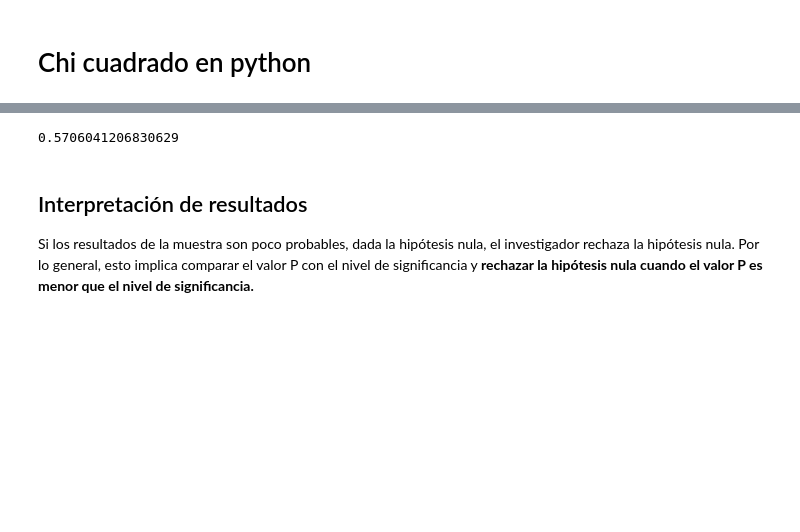
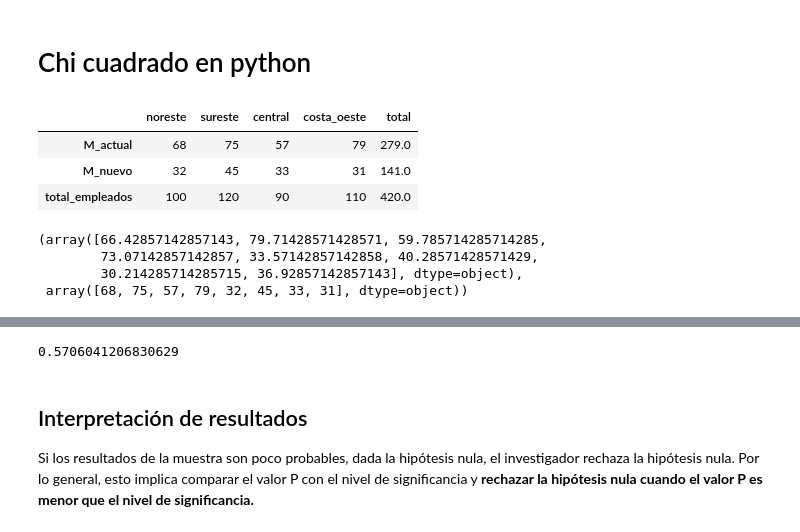
Before and after one commit to patybume10/SPF-2020-I-G1, a Jupyter notebook: TEMA-2/Clase16_PruebasDeBondadYAjuste.ipynb, the cells around one changed output, grey strips where cells are left out. Cells and saved outputs as stored; diff of their text form; code cells hidden in the pictures; blank space fills up the shorter version.

Commit message:
Actualización 1 clase 17

```diff
--- a/TEMA-2/Clase16_PruebasDeBondadYAjuste.ipynb
+++ b/TEMA-2/Clase16_PruebasDeBondadYAjuste.ipynb
@@ -209,2 +216,26 @@ $$P-value = P(\chi^2>\chi_{stat}^2)$$
+# %%
+data = pd.DataFrame(index=['M_actual','M_nuevo','total_empleados'],columns=['noreste','sureste','central','costa_oeste','total'])
+data.iloc[0,:-1] = [68,75,57,79]
+data.iloc[1,:-1] = [32,45,33,31]
+data['total'] = data.sum(axis=1)
+data.loc['total_empleados',:] = data.sum(axis=0)
+data
+# %% [output]
+|  | noreste | sureste | central | costa_oeste | total |
+| M_actual | 68 | 75 | 57 | 79 | 279.0 |
+| M_nuevo | 32 | 45 | 33 | 31 | 141.0 |
+| total_empleados | 100 | 120 | 90 | 110 | 420.0 |
+# %%
+P = data.iloc[0,4]/data.iloc[-1,-1]
+f_o = data.loc[data.index!='total_empleados',data.columns!='total'].values.flatten()
+f_e = np.concatenate([data.iloc[-1,:-1]*P,data.iloc[-1,:-1]*(1-P)])
+
+f_e,f_o
+# data.index
+# %% [output]
+(array([66.42857142857143, 79.71428571428571, 59.785714285714285,
+        73.07142857142857, 33.57142857142858, 40.28571428571429,
+        30.214285714285715, 36.92857142857143], dtype=object),
+ array([68, 75, 57, 79, 32, 45, 33, 31], dtype=object))
 # %%
 #### Método chi cuadrado
```
Also changed, not shown: parts of 9 cells of this notebook, 2 other files.
